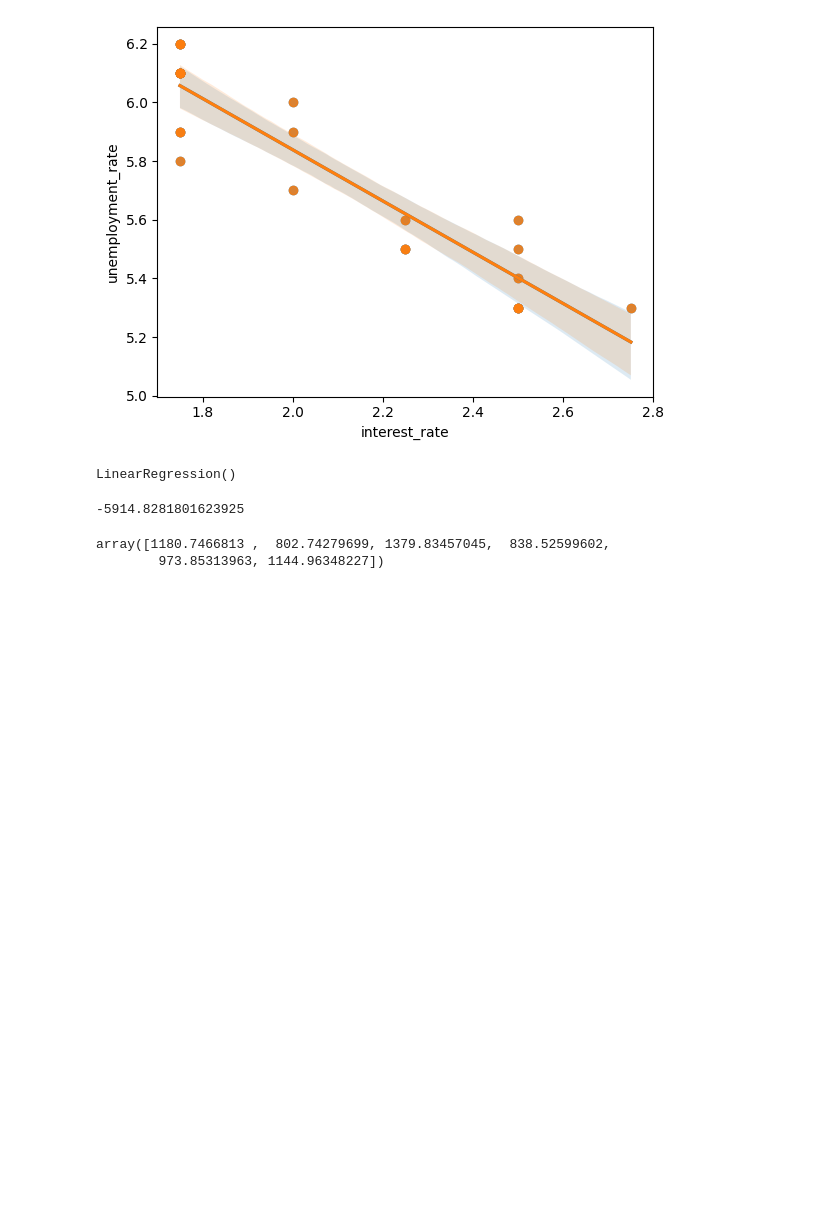
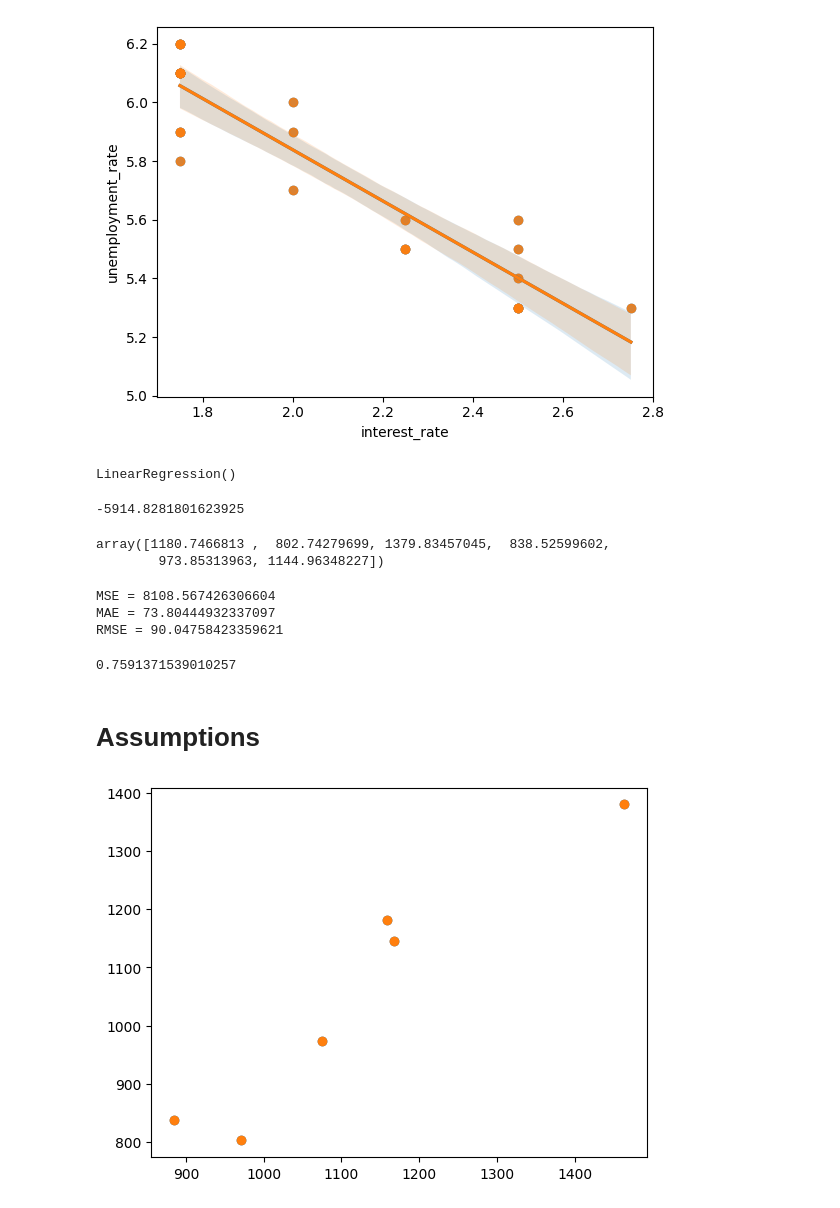
Before and after one commit to prathamxz/Data-Science-Practice, a Jupyter notebook: Machine Learning/Multiple Linear Regression.ipynb, the cells around one changed output. Drawn from its saved outputs; the diff is of its cells as text; code cells hidden in the pictures; blank space fills up the shorter version.

```diff
--- a/Machine Learning/Multiple Linear Regression.ipynb
+++ b/Machine Learning/Multiple Linear Regression.ipynb
@@ -136,0 +140,24 @@ array([1180.7466813 ,  802.74279699, 1379.83457045,  838.52599602,
+# %%
+mse = mean_squared_error(y_test,y_pred)
+mae = mean_absolute_error(y_test,y_pred)
+rmse = np.sqrt(mse)
+print("MSE =",mse)
+print("MAE =",mae)
+print("RMSE =",rmse)
+# %% [output]
+MSE = 8108.567426306604
+MAE = 73.80444932337097
+RMSE = 90.04758423359621
+# %%
+from sklearn.metrics import r2_score
+
+print(r2_score(y_test, y_pred))
+# %% [output]
+0.7591371539010257
+# %% [markdown]
+# Assumptions
+# %%
+plt.scatter(y_test,y_pred)
+plt.show()
+# %% [output]
+[figure, added]
```
Also changed, not shown: parts of 8 cells of this notebook.
